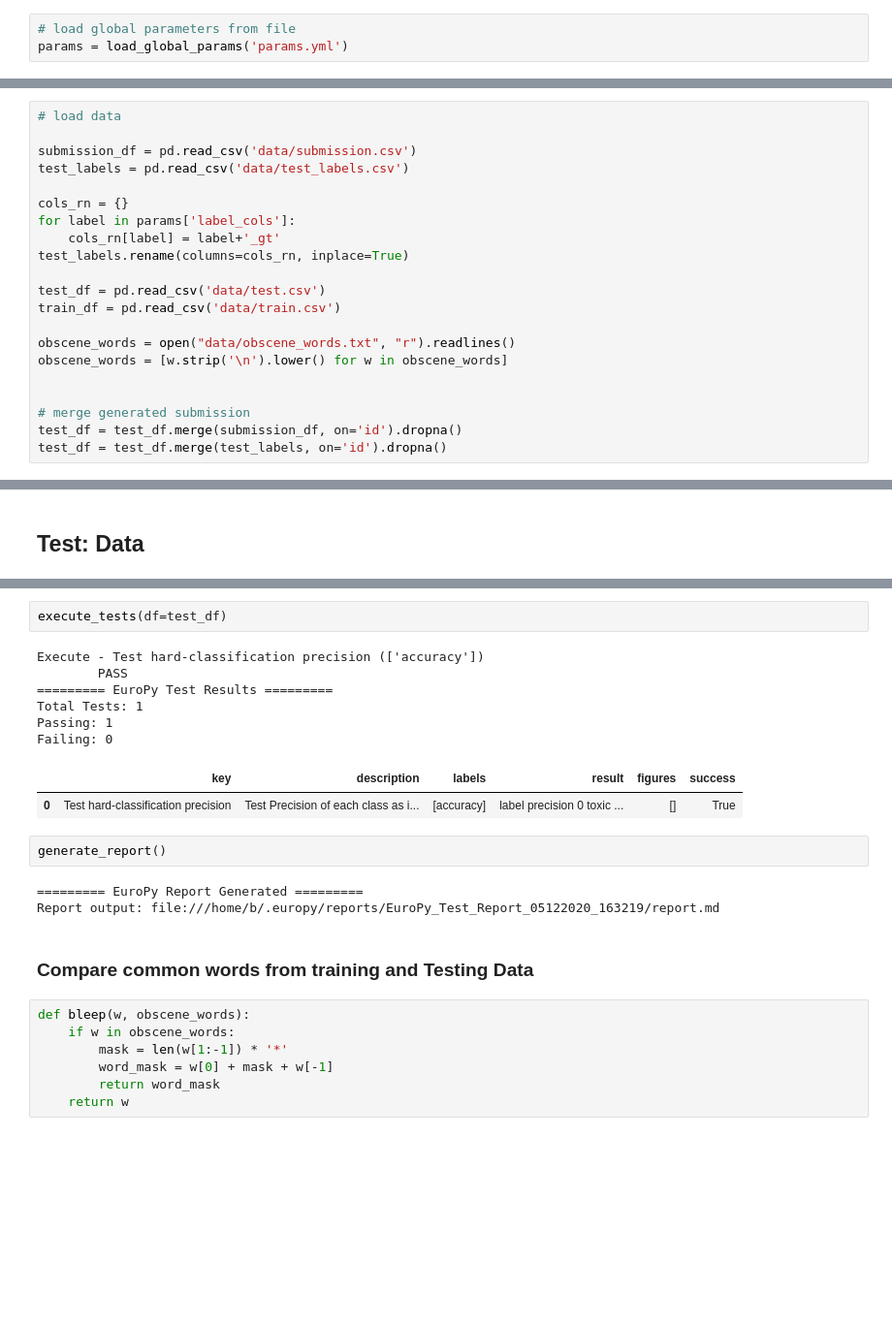
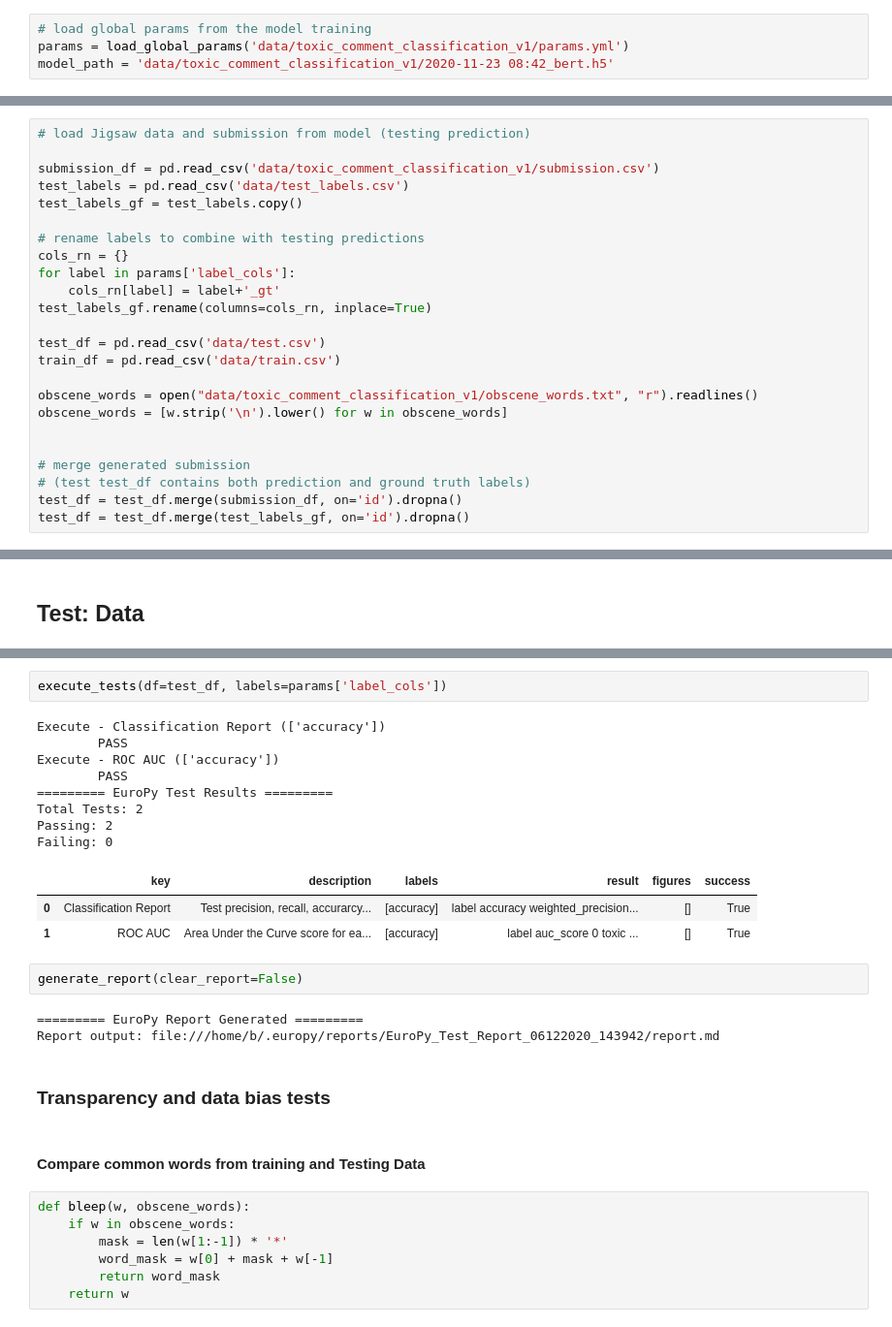
Before and after one commit to EuroPy/EuroPy-Examples, a Jupyter notebook: toxic_comment_classification/model_test.ipynb, the cells around one changed output, grey strips where cells are left out. Shown: that part at 97% size. Cells and saved outputs as stored; diff of their text form; blank space fills up the shorter version.

Commit message:
final toxic classification notebooks and report

```diff
--- a/toxic_comment_classification/model_test.ipynb
+++ b/toxic_comment_classification/model_test.ipynb
@@ -131,6 +104,7 @@ _________________________________________________________________
 # %%
-# load global parameters from file
-params = load_global_params('params.yml')
+# load global params from the model training
+params = load_global_params('data/toxic_comment_classification_v1/params.yml')
+model_path = 'data/toxic_comment_classification_v1/2020-11-23 08:42_bert.h5'
 # %% [output]
 ========= EuroPy Captured Params: (global) =========
   - global.pre_trained_model: bert-base-uncased
@@ -144,22 +154,25 @@ params = load_global_params('params.yml')
 # %%
-# load data
+# load Jigsaw data and submission from model (testing prediction)
 
-submission_df = pd.read_csv('data/submission.csv')
+submission_df = pd.read_csv('data/toxic_comment_classification_v1/submission.csv')
 test_labels = pd.read_csv('data/test_labels.csv')
+test_labels_gf = test_labels.copy()
 
+# rename labels to combine with testing predictions
 cols_rn = {}
 for label in params['label_cols']:
     cols_rn[label] = label+'_gt'
-test_labels.rename(columns=cols_rn, inplace=True)
+test_labels_gf.rename(columns=cols_rn, inplace=True)
 
 test_df = pd.read_csv('data/test.csv')
 train_df = pd.read_csv('data/train.csv')
 
-obscene_words = open("data/obscene_words.txt", "r").readlines()
+obscene_words = open("data/toxic_comment_classification_v1/obscene_words.txt", "r").readlines()
 obscene_words = [w.strip('\n').lower() for w in obscene_words]
 
 
 # merge generated submission
+# (test test_df contains both prediction and ground truth labels)
 test_df = test_df.merge(submission_df, on='id').dropna()
-test_df = test_df.merge(test_labels, on='id').dropna()
+test_df = test_df.merge(test_labels_gf, on='id').dropna()
 # %%
@@ -196,21 +232,26 @@ def precision(df, pos=0.5, ep=1e-6):
 # %%
-execute_tests(df=test_df)
+execute_tests(df=test_df, labels=params['label_cols'])
 # %% [output]
-Execute - Test hard-classification precision (['accuracy'])
+Execute - Classification Report (['accuracy'])
+        PASS
+Execute - ROC AUC (['accuracy'])
         PASS
 ========= EuroPy Test Results =========
-Total Tests: 1
-Passing: 1
+Total Tests: 2
+Passing: 2
 Failing: 0
 |  | key | description | labels | result | figures | success |
-| 0 | Test hard-classification precision | Test Precision of each class as i... | [accuracy] | label precision 0 toxic ... | [] | True |
+| 0 | Classification Report | Test precision, recall, accurarcy... | [accuracy] | label accuracy weighted_precision... | [] | True |
+| 1 | ROC AUC | Area Under the Curve score for ea... | [accuracy] | label auc_score 0 toxic ... | [] | True |
 # %%
-generate_report()
+generate_report(clear_report=False)
 # %% [output]
 ========= EuroPy Report Generated =========
-Report output: file:///home/b/.europy/reports/EuroPy_Test_Report_05122020_163219/report.md
+Report output: file:///home/b/.europy/reports/EuroPy_Test_Report_06122020_143942/report.md
+# %% [markdown]
+### Transparency and data bias tests
 # %% [markdown]
-### Compare common words from training and Testing Data
+#### Compare common words from training and Testing Data
 # %%
 def bleep(w, obscene_words):
     if w in obscene_words:
```
Also changed, not shown: parts of 67 cells of this notebook, 5 other files.
